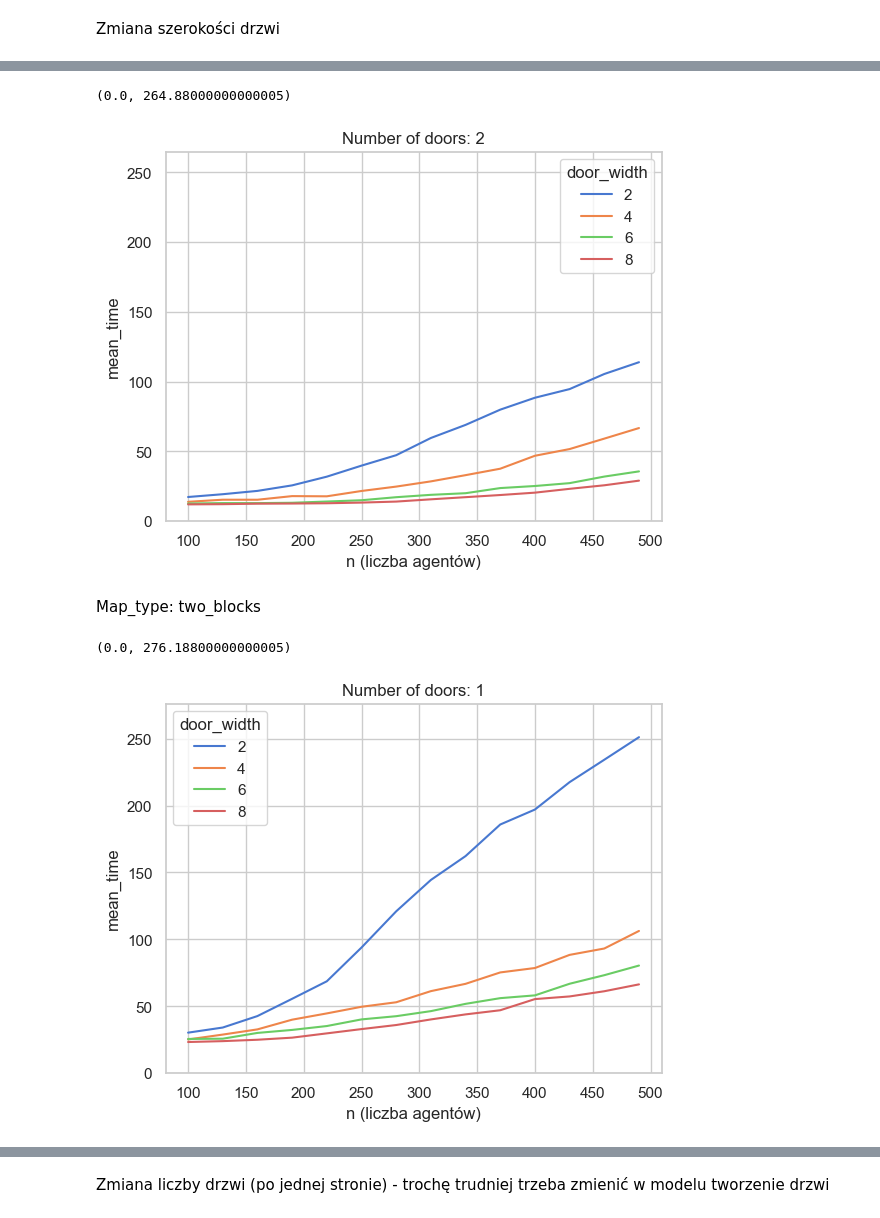
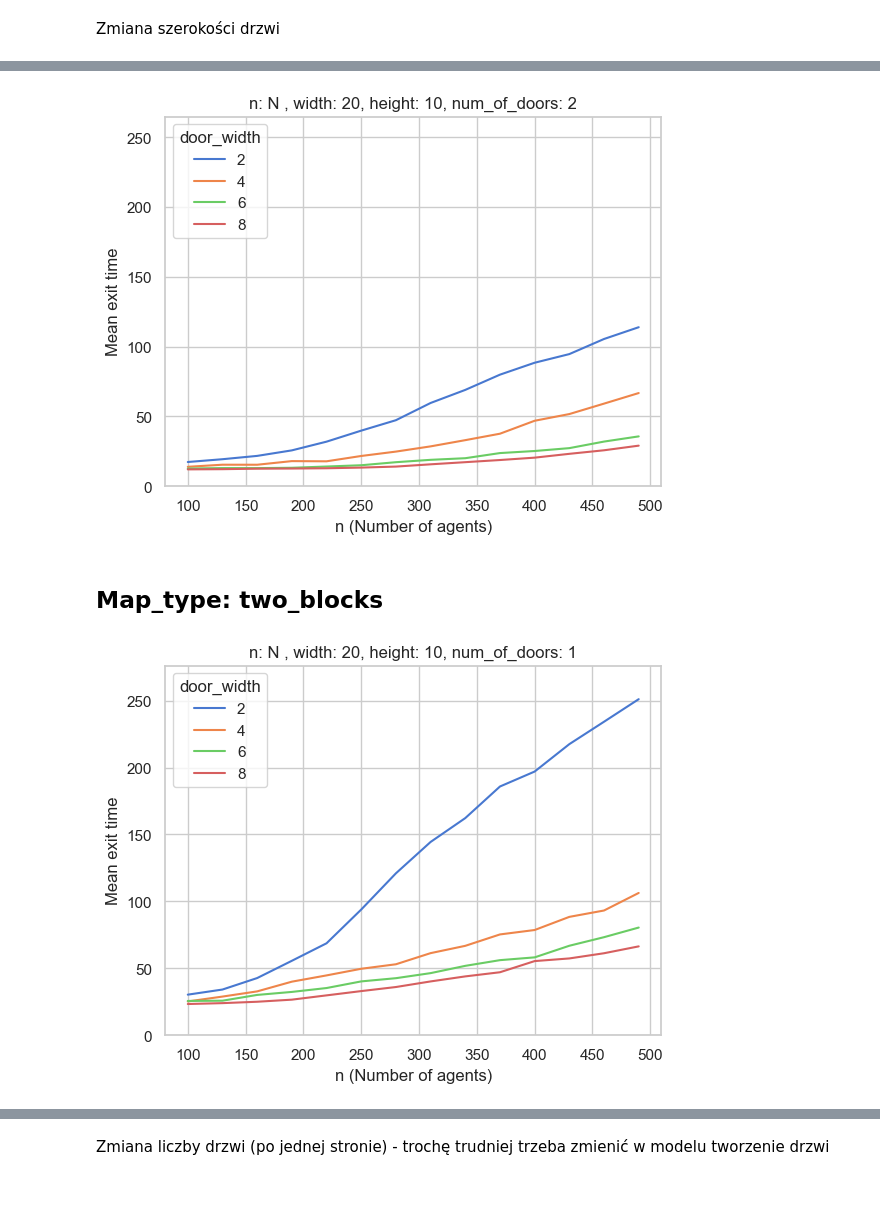
Before and after one commit to MateuszDziamba/matematyka_dla_przemys-u, a Jupyter notebook: symulacja_mesa/wyniki4_kody.ipynb, the cells around one changed output, grey strips where cells are left out. Cells and saved outputs as stored; diff of their text form; code cells hidden in the pictures; blank space fills up the shorter version.

```diff
--- a/symulacja_mesa/wyniki4_kody.ipynb
+++ b/symulacja_mesa/wyniki4_kody.ipynb
@@ -258,27 +270,34 @@ plt.ylim(0, y_max * 1.1)
 # %%
+door_width_df = pd.read_csv("door_width_results.csv")
+y_max = door_width_df[door_width_df["door"] == True]["mean_time"].max()
 
 sns.lineplot(data=door_width_df[door_width_df["door"] == False], x="n", y="mean_time", hue="door_width", palette="muted")
-plt.xlabel("n (liczba agentów)")
-plt.title("Number of doors: 2")
+plt.xlabel("n (Number of agents)")
+plt.ylabel("Mean exit time")
+plt.title("n: N , width: 20, height: 10, num_of_doors: 2")
 plt.ylim(0, y_max * 1.1)
+plt.legend(title="door_width", loc="upper left")
+plt.show()
 # %% [output]
-(0.0, 264.88000000000005)
-[figure, old version]
+[figure, new version]
-# %% [markdown]
-Map_type: two_blocks
+# %% [markdown]
+## Map_type: two_blocks
 # %%
 agent_counts = np.arange(100, 501, 30)
 door_width=np.arange(2, 10, 2)
 
 door_width_df_twoblocks = run_door_width_experiment(agent_counts, door_width, "two_blocks", save_path="door_width_results_twoblocks.csv")
 # %%
+door_width_df_twoblocks = pd.read_csv("door_width_results_twoblocks.csv")
+y_max_2b = door_width_df_twoblocks[door_width_df_twoblocks["door"] == True]["mean_time"].max()
 
-y_max_2b = door_width_df_twoblocks[door_width_df_twoblocks["door"] == True]["mean_time"].max()
 sns.lineplot(data=door_width_df_twoblocks[door_width_df_twoblocks["door"] == True], x="n", y="mean_time", hue="door_width", palette="muted")
-plt.xlabel("n (liczba agentów)")
-plt.title("Number of doors: 1")
+plt.xlabel("n (Number of agents)")
+plt.ylabel("Mean exit time")
+plt.title("n: N , width: 20, height: 10, num_of_doors: 1")
 plt.ylim(0, y_max_2b * 1.1)
+plt.legend(title="door_width", loc="upper left")
+plt.show()
 # %% [output]
-(0.0, 276.18800000000005)
-[figure, old version]
+[figure, new version]
 # %%
```
Also changed, not shown: parts of 10 cells of this notebook.
